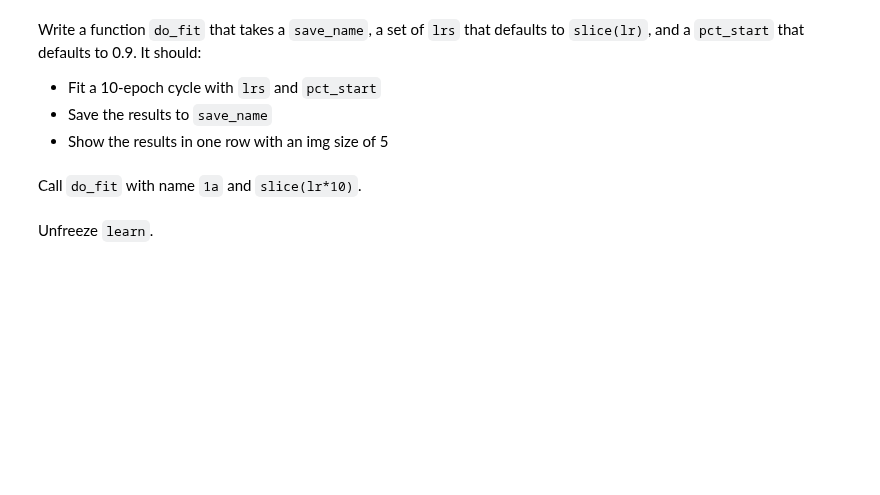
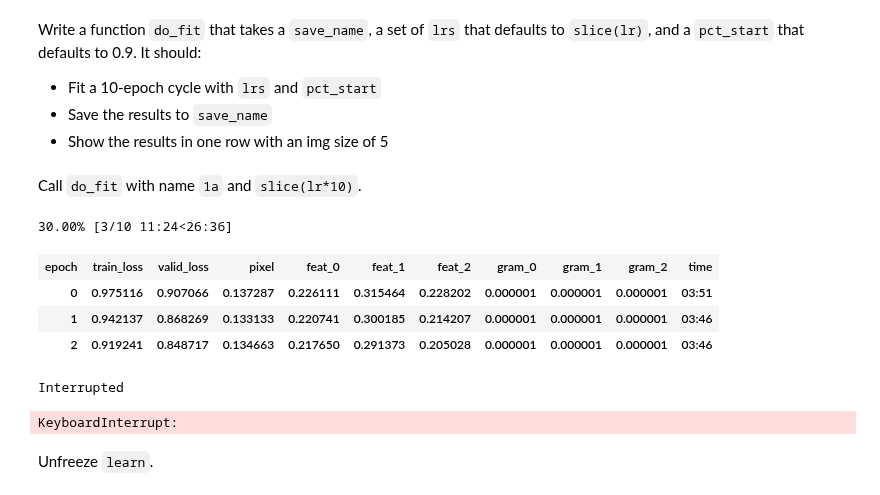
Before and after one commit to rforgione/course-v3, a Jupyter notebook: nbs/dl1/lesson7-superres-attempt.ipynb, the cells around one changed output. Saved outputs shown, nothing was run; the diff lists cells and outputs as text; code cells hidden in the pictures; blank space fills up the shorter version.

```diff
--- a/nbs/dl1/lesson7-superres-attempt.ipynb
+++ b/nbs/dl1/lesson7-superres-attempt.ipynb
@@ -158,12 +250,29 @@ Next we run an `lr_find` and plot the results.
 # %% [markdown]
 The lr should be somewhere around 1e-3. Set it accordingly.
+# %%
+lr=1e-3
 # %% [markdown]
 Write a function `do_fit` that takes a `save_name`, a set of `lrs` that defaults to `slice(lr)`, and a `pct_start` that defaults to 0.9. It should:
 - Fit a 10-epoch cycle with `lrs` and `pct_start`
 - Save the results to `save_name`
 - Show the results in one row with an img size of 5
+# %%
+def do_fit(save_name, lrs=slice(lr), pct_start=0.9):
+    learn.fit_one_cycle(10, lrs, pct_start=pct_start)
+    learn.save(save_name)
+    learn.show_results(ds_type=DatasetType.Valid, rows=1)
 # %% [markdown]
 Call `do_fit` with name `1a` and `slice(lr*10)`.
+# %%
+do_fit('1a', slice(lr*10))
+# %% [output]
+30.00% [3/10 11:24<26:36]
+| epoch | train_loss | valid_loss | pixel | feat_0 | feat_1 | feat_2 | gram_0 | gram_1 | gram_2 | time |
+| 0 | 0.975116 | 0.907066 | 0.137287 | 0.226111 | 0.315464 | 0.228202 | 0.000001 | 0.000001 | 0.000001 | 03:51 |
+| 1 | 0.942137 | 0.868269 | 0.133133 | 0.220741 | 0.300185 | 0.214207 | 0.000001 | 0.000001 | 0.000001 | 03:46 |
+| 2 | 0.919241 | 0.848717 | 0.134663 | 0.217650 | 0.291373 | 0.205028 | 0.000001 | 0.000001 | 0.000001 | 03:46 |
+Interrupted
+KeyboardInterrupt:
 # %% [markdown]
 Unfreeze `learn`.
 # %% [markdown]
```
Also changed, not shown: parts of 15 cells of this notebook.
